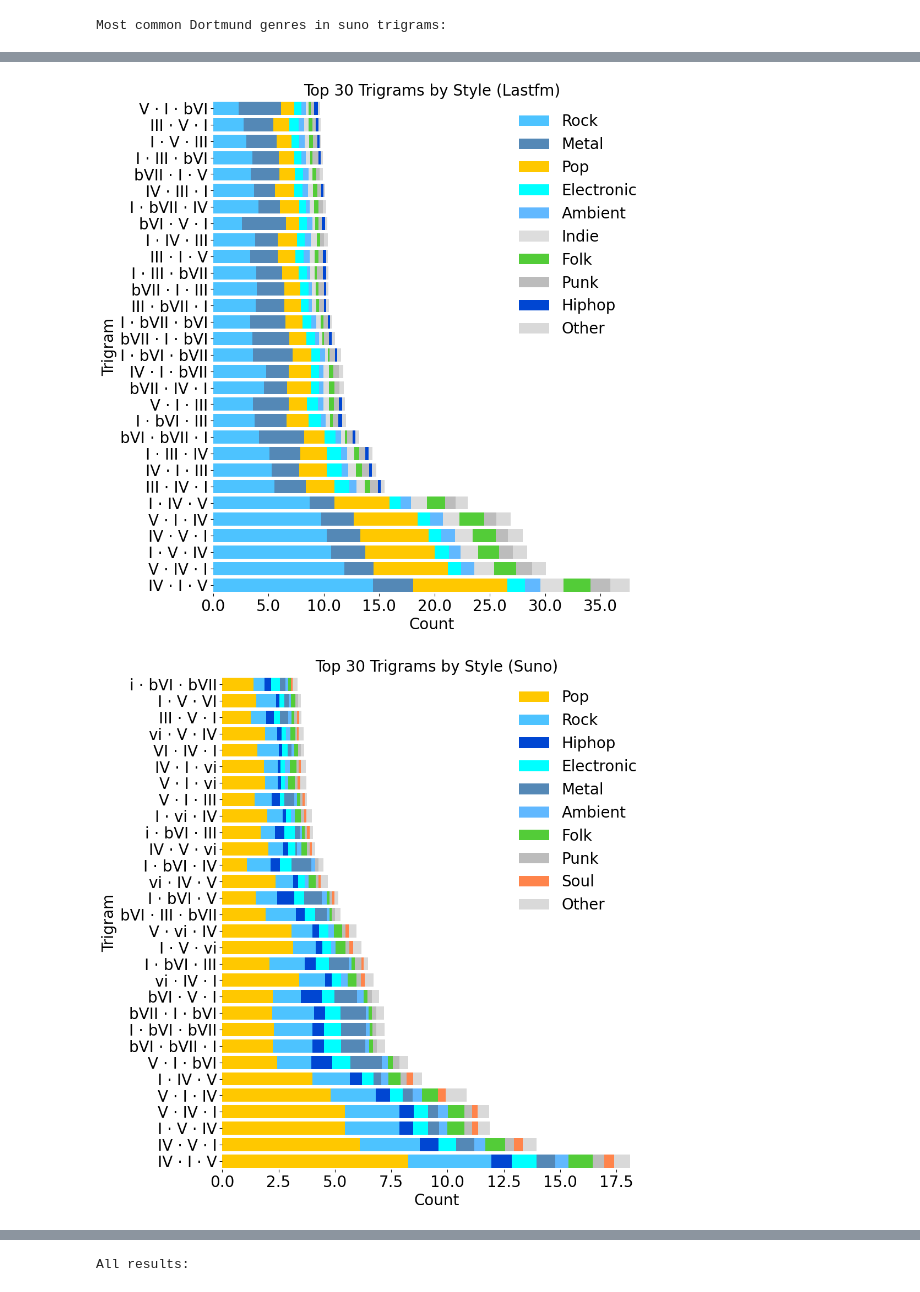
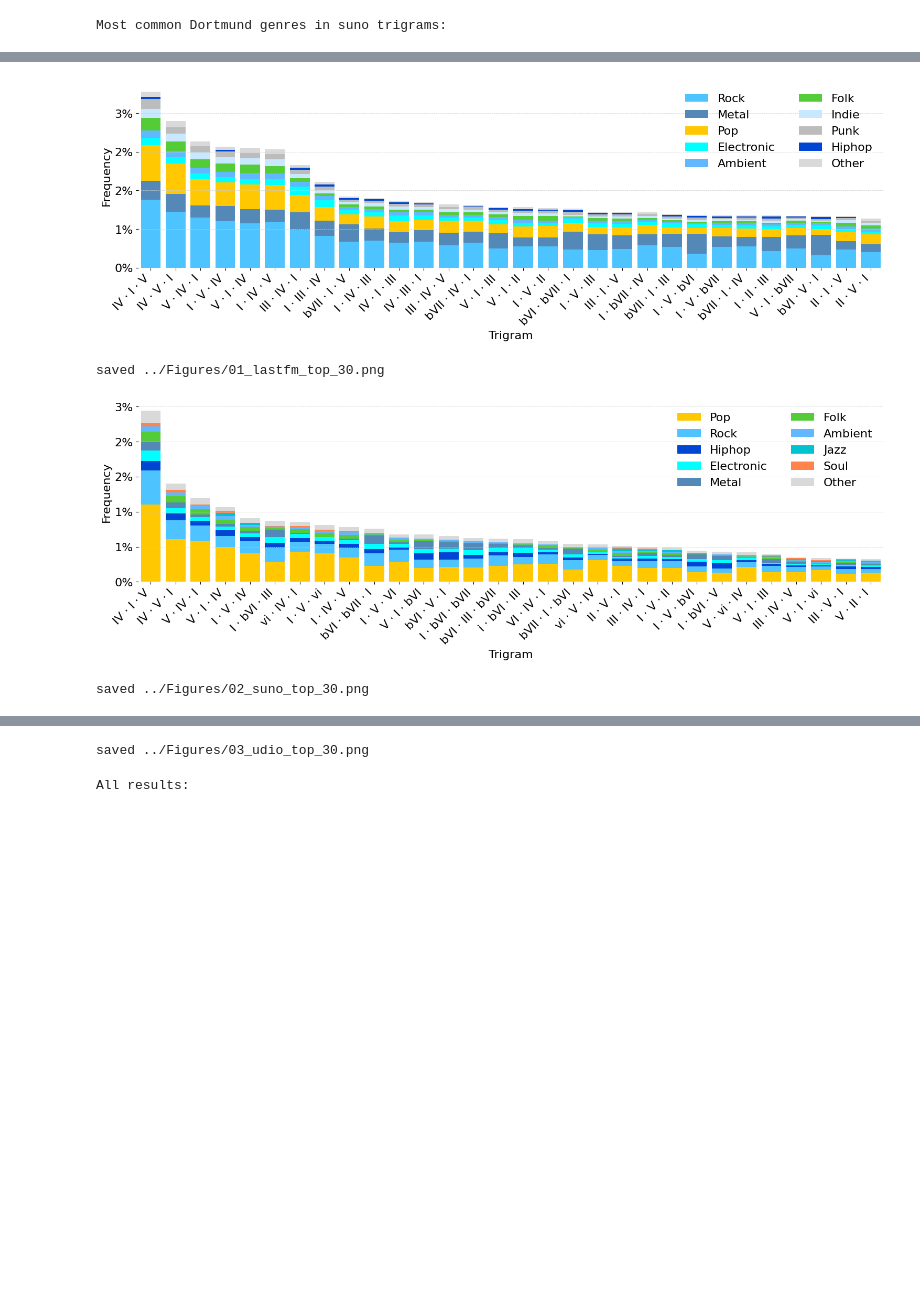
Before and after one commit to Dazzid/Aimir_Structure, a Jupyter notebook: src/trigram_analysis.ipynb, the cells around one changed output, grey strips where cells are left out. Drawn from its saved outputs; the diff is of its cells as text; code cells hidden in the pictures; blank space fills up the shorter version.

```diff
--- a/src/trigram_analysis.ipynb
+++ b/src/trigram_analysis.ipynb
@@ -395,7 +395,7 @@ import matplotlib.cm as cm
 import json
 
 collection = ["lastfm", "suno", "udio"]
-
+id = 1
 for type in collection:
     path = f"/workspace/ngram_datasets/trigrams/3gram_dataset_{type}.json"
 
@@ -427,6 +427,7 @@ for type in collection:
         'blues':    "#69E1FF",
         'jazz':     "#00C2D1",
         'rnb':      "#FF7C40",
+        'indie' :   "#C8E8FF",
         'other':    "#d9d9d9",
     }
 
@@ -443,51 +444,68 @@ for type in collection:
         trigram_count[trigram] = count
         style_counts = {k.lower(): v for k, v in entry['human_styles']}
         trigram_styles[trigram] = style_counts
 
     N = 30
     top_trigrams = sorted(trigram_count.items(), key=lambda x: x[1], reverse=True)[:N]
     labels = [' · '.join(trigram) for trigram, _ in top_trigrams]
 
     data = []
     totals = []
     for trigram, _ in top_trigrams:
         style_counts = trigram_styles[trigram]
         row = [style_counts.get(style, 0) for style in chosen_styles]
         other_count = sum(v for k, v in style_counts.items() if k not in chosen_styles)
         row.append(other_count)
         data.append(row)
         totals.append(sum(row))
     data = np.array(data)
     sorted_idx = np.argsort(totals)[::-1]
     data = data[sorted_idx]
     labels = [labels[i] for i in sorted_idx]
 
-    fig, ax = plt.subplots(figsize=(10, 10))
-    left = np.zeros(len(labels))
-    for i, (style, color) in enumerate(zip(all_plot_styles, bar_colors)):
-        ax.barh(labels, data[:, i], left=left, label=style, color=color)
-        left += data[:, i]
+    fig, ax = plt.subplots(figsize=(15, 5))     # wider than tall
 
+    bottom = np.zeros(len(labels))              # where each stacked segment starts
+    for style, color, column in zip(all_plot_styles, bar_colors, data.T):
+        ax.bar(labels, column, bottom=bottom,    # <-- vertical stacked bars
+            label=style.capitalize(), color=color)
+        bottom += column
+
+    total_overall = sum(trigram_count.values())
+    ticks = ax.get_yticks()
+    text_size = 16
     for spine in ax.spines.values():
         spine.set_visible(False)
-    text_size = 20
 
-    ax.set_xlabel('Count', fontsize=text_size)
-    ax.set_ylabel('Trigram', fontsize=text_size)
-    ax.set_title(f'Top {N} Trigrams by Style ({type.capitalize()})', fontsize=text_size)
-    ax.set_yticklabels(labels, fontsize=text_size)
-    # Change the number from thousand a more readable number
-    # ax.set_xticks(np.arange(0, max(totals) + 1, step=max(totals) / 10))
-    ax.set_xticklabels(ax.get_xticks()/1000, fontsize=text_size)
-    # Capitalize style names for legend labels
-    capitalized_labels = [style.capitalize() for style in all_plot_styles]
-    handles, _ = ax.get_legend_handles_labels()
-    ax.legend(handles, capitalized_labels, title='', fontsize=text_size, title_fontsize=text_size, loc='upper right', frameon=False)
-    ax.set_ylim(-0.5, len(labels) - 0.5)
+    ax.grid(axis='y',                      # only horizontal lines
+        linestyle='--',                # dashed
+        linewidth=0.5,
+        color="#cdcdcd",
+        alpha=1.0)
 
+    ax.set_xlabel('Trigram', fontsize=text_size)
+    ax.set_ylabel('Frequency',   fontsize=text_size)
+    # ax.set_title(f'Top {N} Trigrams by Style ({type.capitalize()})', fontsize=text_size, pad=10)
 
-    plt.tight_layout(pad=0.1)
+    ax.set_xlim(-0.5, len(labels) - 0.5)
+    # rotate long trigram labels so they fit
+    ax.set_xticks(range(len(labels)))
+    ax.set_xticklabels(labels, rotation=45, ha='right', fontsize=text_size)
+
+    # show counts in thousands on y-axis, if you like
+    ax.set_yticklabels([f'{t/total_overall:.0%}' for t in ticks], fontsize=text_size)
+    ax.margins(x=0)
+
+    ax.legend(fontsize=text_size, frameon=False, ncol=len(all_plot_styles)//4)
+    plt.tight_layout(pad=0.3)
     plt.show()
+    out_name = f"{id:02d}_{type}_top_30.png"   # 01_lastfm_top_30.png, …
+    path = f"../Figures/{out_name}"
+    fig.savefig(path, dpi=300, bbox_inches='tight')  # high-res, trimmed
+    print(f"saved {path}")
+    id += 1
 # %% [output]
-[figure, old version]
+[figure, new version]
+saved ../Figures/01_lastfm_top_30.png
-[figure, old version]
+[figure, new version]
+saved ../Figures/02_suno_top_30.png
@@ -495,3 +513,4 @@ for type in collection:
+saved ../Figures/03_udio_top_30.png
 # %%
 trigram_targets = [
     ('I', 'V', 'VI'),
```
Also changed, not shown: parts of 18 cells of this notebook, 6 other files.
